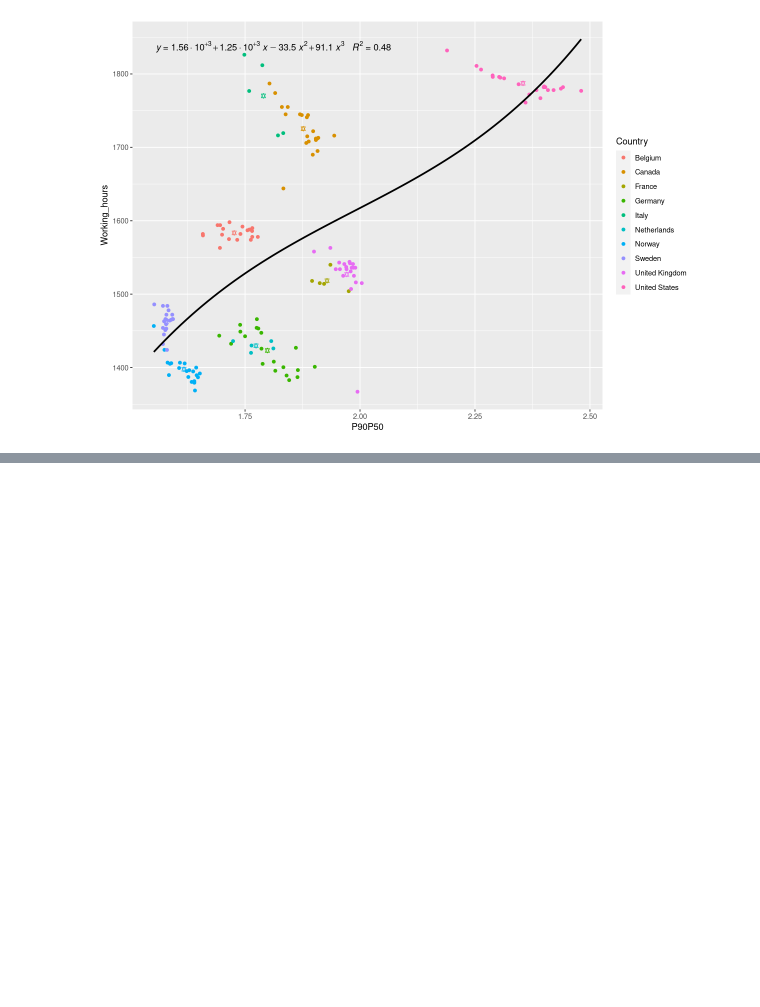
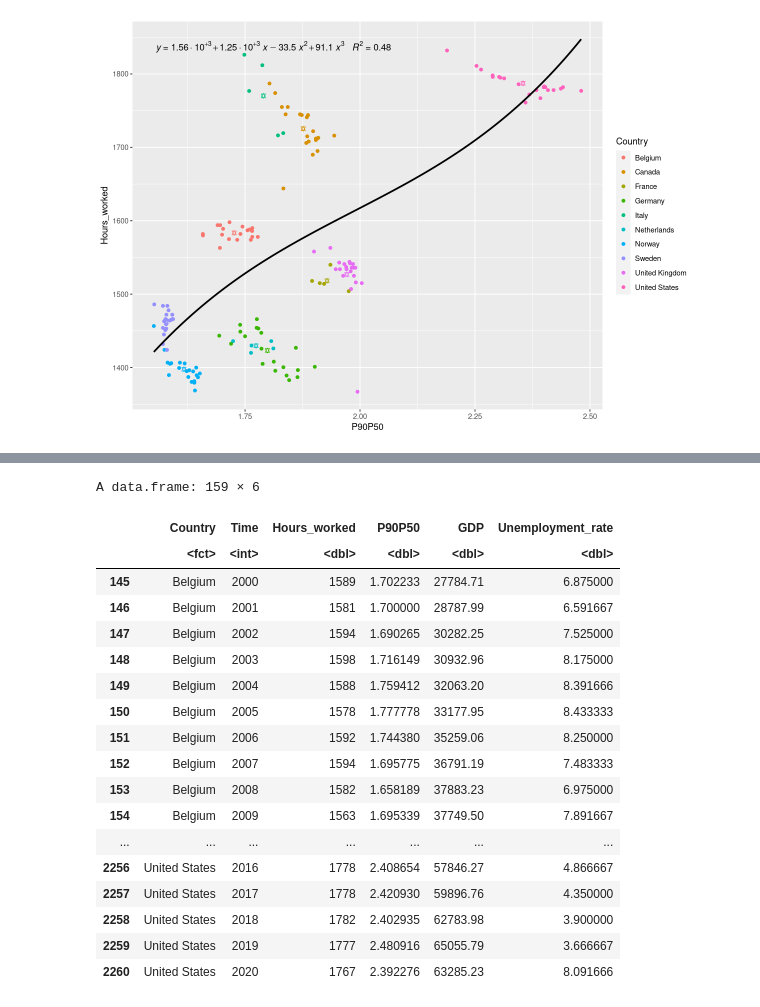
Before and after one commit to jkrch/Veblen-R, a Jupyter notebook: veblen.ipynb, the cells around one changed output, grey strips where cells are left out. Saved outputs shown, nothing was run; the diff lists cells and outputs as text; code cells hidden in the pictures; blank space fills up the shorter version.

```diff
--- a/veblen.ipynb
+++ b/veblen.ipynb
@@ -212,0 +340,65 @@ ggplot(data=df3, aes(x=P90P50, y=Working_hours)) +
+# %%
+# Get GDP
+df_gdp <- get_df_gdp()
+# %%
+# Get unemployment rate
+df_unemploy <- get_df_unemploy()
+# %%
+# Create dataframe with all years and countries
+df_all <- expand.grid(years, countries)
+
+# Rearrange columns
+df_all <- df_all[, c(2, 1)]
+
+# Rename columns
+colnames(df_all) = c("Country", "Time")
+
+# Create column with country year comibnations
+# df_all$CountryTimn <- paste(df_hours$Country, df_hours$Time)
+
+# # Add all dataframe values
+# for (df in list(df_hours)) {
+#   df_all <- df[paste(df$Country, df$Time) %in% paste(
+#     df_all$Country, df_all$Time), ]
+# }
+
+# Create copy of df_hours
+df_all <- cbind(df_hours)
+
+# Iterate over all other dataframes
+for (df in list(df_ratio, df_gdp, df_unemploy)) {
+
+    # Remove all rows in df_all that not exist in df
+    df_all <- df_all[paste(df_all$Country, df_all$Time) %in% paste(
+        df$Country, df$Time), ]
+
+    # Remove all rows in df that not exist in df_all
+    df <- df[paste(df$Country, df$Time) %in% paste(
+        df_all$Country, df_all$Time), ]
+
+    # Combine df_all with the value column of df
+    df_all <- cbind(df_all, df[3])
+}
+
+# Show dataframe
+df_all
+# %% [output]
+A data.frame: 159 × 6
+|  | Country | Time | Hours_worked | P90P50 | GDP | Unemployment_rate |
+|  | <fct> | <int> | <dbl> | <dbl> | <dbl> | <dbl> |
+| 145 | Belgium | 2000 | 1589 | 1.702233 | 27784.71 | 6.875000 |
+| 146 | Belgium | 2001 | 1581 | 1.700000 | 28787.99 | 6.591667 |
+| 147 | Belgium | 2002 | 1594 | 1.690265 | 30282.25 | 7.525000 |
+| 148 | Belgium | 2003 | 1598 | 1.716149 | 30932.96 | 8.175000 |
+| 149 | Belgium | 2004 | 1588 | 1.759412 | 32063.20 | 8.391666 |
+| 150 | Belgium | 2005 | 1578 | 1.777778 | 33177.95 | 8.433333 |
+| 151 | Belgium | 2006 | 1592 | 1.744380 | 35259.06 | 8.250000 |
+| 152 | Belgium | 2007 | 1594 | 1.695775 | 36791.19 | 7.483333 |
+| 153 | Belgium | 2008 | 1582 | 1.658189 | 37883.23 | 6.975000 |
+| 154 | Belgium | 2009 | 1563 | 1.695339 | 37749.50 | 7.891667 |
+| ... | ... | ... | ... | ... | ... | ... |
+| 2256 | United States | 2016 | 1778 | 2.408654 | 57846.27 | 4.866667 |
+| 2257 | United States | 2017 | 1778 | 2.420930 | 59896.76 | 4.350000 |
+| 2258 | United States | 2018 | 1782 | 2.402935 | 62783.98 | 3.900000 |
+| 2259 | United States | 2019 | 1777 | 2.480916 | 65055.79 | 3.666667 |
+| 2260 | United States | 2020 | 1767 | 2.392276 | 63285.23 | 8.091666 |
```
Also changed, not shown: parts of 27 cells of this notebook, 2 other files.
